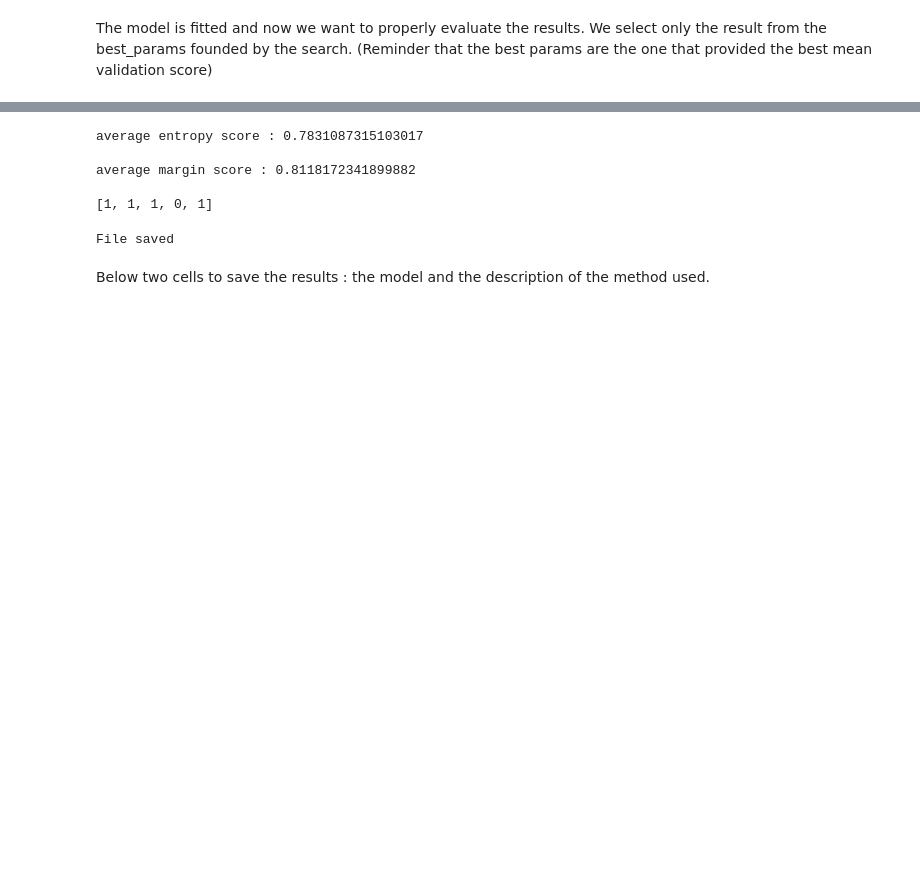
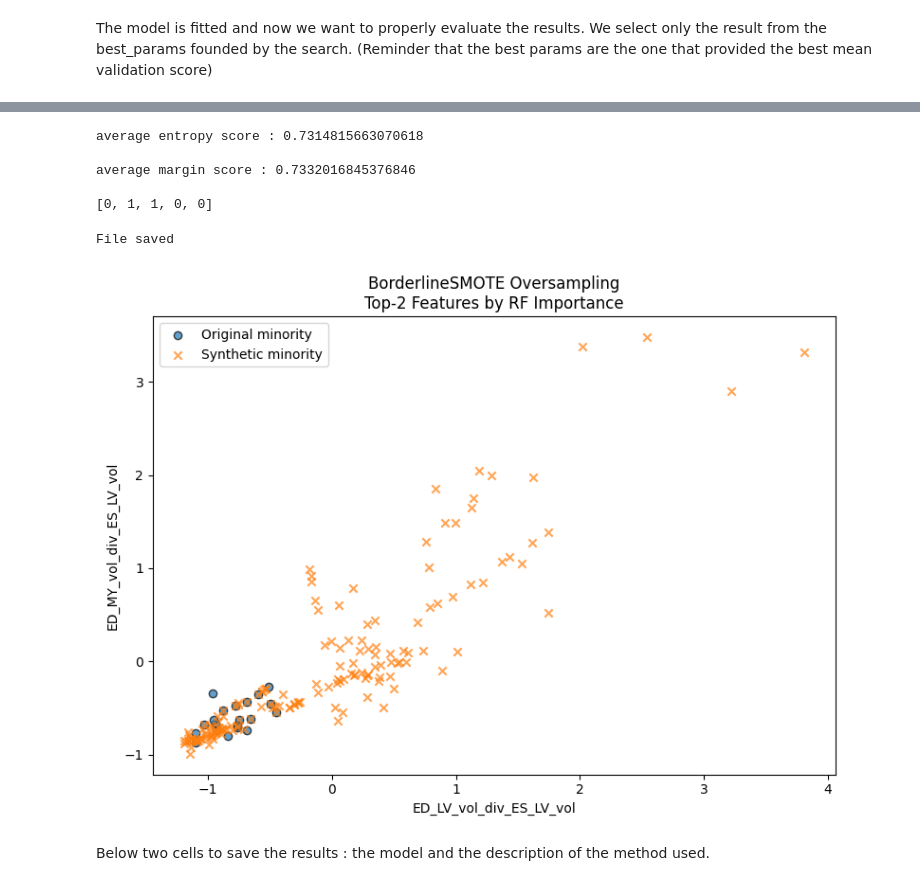
Before and after one commit to Loudwig/CardiacPathoPrediction, a Jupyter notebook: main.ipynb, the cells around one changed output, grey strips where cells are left out. Saved outputs shown, nothing was run; the diff lists cells and outputs as text; code cells hidden in the pictures; blank space fills up the shorter version.

```diff
--- a/main.ipynb
+++ b/main.ipynb
@@ -291,10 +345,11 @@ weighted avg       1.00      1.00      1.00       100
 # %%
 # Get the probabilities to get better insight on the model performance
+
 proba = inf_pipeline.predict_proba(X)
 print(f"average entropy score : {np.mean(certainty_score(proba))}")
 print(f"\naverage margin score : {np.mean(margin_score(proba))}\n")
 # Below
-treshold = 0.35
+treshold = 0.4
 L = [0,0,0,0,0]
 for x in proba :
     a= 0
@@ -309,11 +364,11 @@ for x in proba :
 #print(proba)
 print(L)
 # %% [output]
-average entropy score : 0.7831087315103017
+average entropy score : 0.7314815663070618
 
-average margin score : 0.8118172341899882
+average margin score : 0.7332016845376846
 
-[1, 1, 1, 0, 1]
+[0, 1, 1, 0, 0]
 # %%
 # Predict on the test set
 import os
@@ -329,6 +384,10 @@ submission_dataframe.to_csv(os.path.join(os.getcwd(),submission_name),index=Fals
 print("File saved")
 # %% [output]
 File saved
+# %%
+visualize_oversampling(grid_search, X, y["Category"])
+# %% [output]
+[figure, added]
 # %% [markdown]
 Below two cells to save the results : the model and the description of the method used.
 # %%
```
Also changed, not shown: parts of 27 cells of this notebook, 48 other files.
